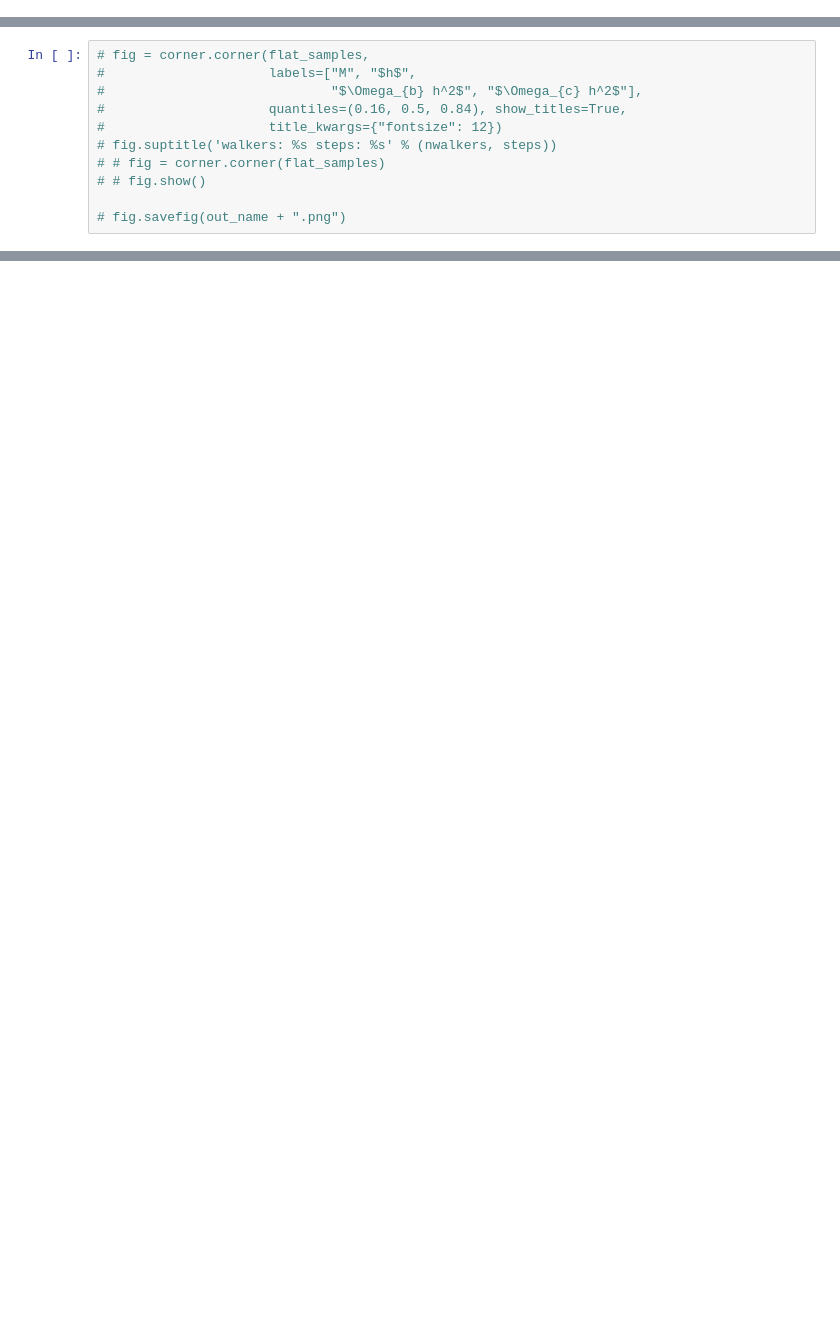
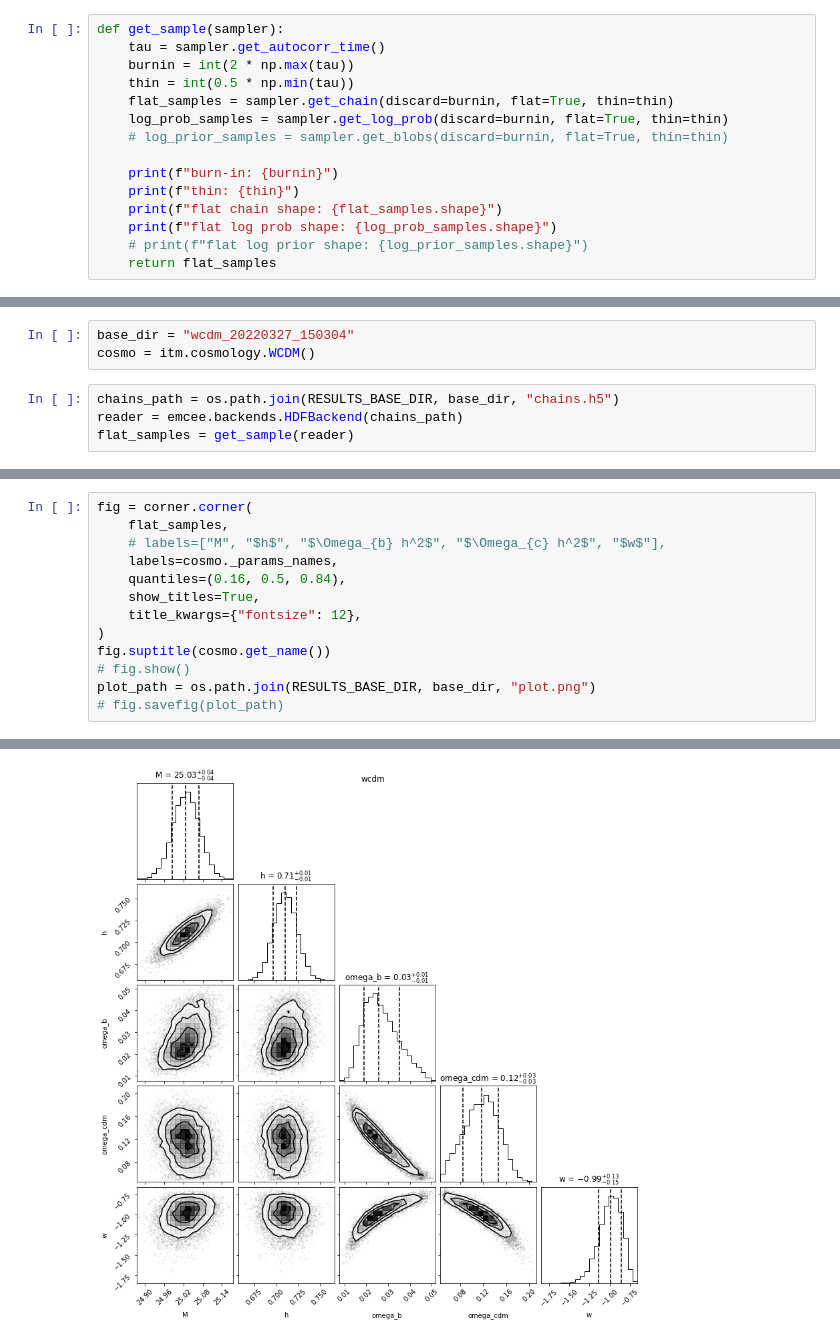
Before and after one commit to fchibana/memos, a Jupyter notebook: main.ipynb, the cells around one changed output, grey strips where cells are left out. Drawn from its saved outputs; the diff is of its cells as text; blank space fills up the shorter version.

```diff
--- a/main.ipynb
+++ b/main.ipynb
@@ -89,2 +90,17 @@ Wall time: 1h 52min 10s
+# %%
+def get_sample(sampler):
+    tau = sampler.get_autocorr_time()
+    burnin = int(2 * np.max(tau))
+    thin = int(0.5 * np.min(tau))
+    flat_samples = sampler.get_chain(discard=burnin, flat=True, thin=thin)
+    log_prob_samples = sampler.get_log_prob(discard=burnin, flat=True, thin=thin)
+    # log_prior_samples = sampler.get_blobs(discard=burnin, flat=True, thin=thin)
+
+    print(f"burn-in: {burnin}")
+    print(f"thin: {thin}")
+    print(f"flat chain shape: {flat_samples.shape}")
+    print(f"flat log prob shape: {log_prob_samples.shape}")
+    # print(f"flat log prior shape: {log_prior_samples.shape}")
+    return flat_samples
 # %%
 # Analysis ===========================================================================================
@@ -97,0 +113,7 @@ flat_samples = sampler.get_chain(discard=burnin, flat=True, thin=thin)
+# %%
+base_dir = "wcdm_20220327_150304"
+cosmo = itm.cosmology.WCDM()
+# %%
+chains_path = os.path.join(RESULTS_BASE_DIR, base_dir, "chains.h5")
+reader = emcee.backends.HDFBackend(chains_path)
+flat_samples = get_sample(reader)
@@ -98,11 +125,14 @@ flat_samples = sampler.get_chain(discard=burnin, flat=True, thin=thin)
 # %%
-# fig = corner.corner(flat_samples,
-#                     labels=["M", "$h$",
-#                             "$\Omega_{b} h^2$", "$\Omega_{c} h^2$"],
-#                     quantiles=(0.16, 0.5, 0.84), show_titles=True,
-#                     title_kwargs={"fontsize": 12})
-# fig.suptitle('walkers: %s steps: %s' % (nwalkers, steps))
-# # fig = corner.corner(flat_samples)
-# # fig.show()
-
-# fig.savefig(out_name + ".png")
+fig = corner.corner(
+    flat_samples,
+    # labels=["M", "$h$", "$\Omega_{b} h^2$", "$\Omega_{c} h^2$", "$w$"],
+    labels=cosmo._params_names,
+    quantiles=(0.16, 0.5, 0.84),
+    show_titles=True,
+    title_kwargs={"fontsize": 12},
+)
+fig.suptitle(cosmo.get_name())
+# fig.show()
+plot_path = os.path.join(RESULTS_BASE_DIR, base_dir, "plot.png")
+# fig.savefig(plot_path)
+# %% [output]
@@ -108,0 +140 @@ flat_samples = sampler.get_chain(discard=burnin, flat=True, thin=thin)
+[figure, added]
```
Also changed, not shown: parts of 20 cells of this notebook, 2 other files.
